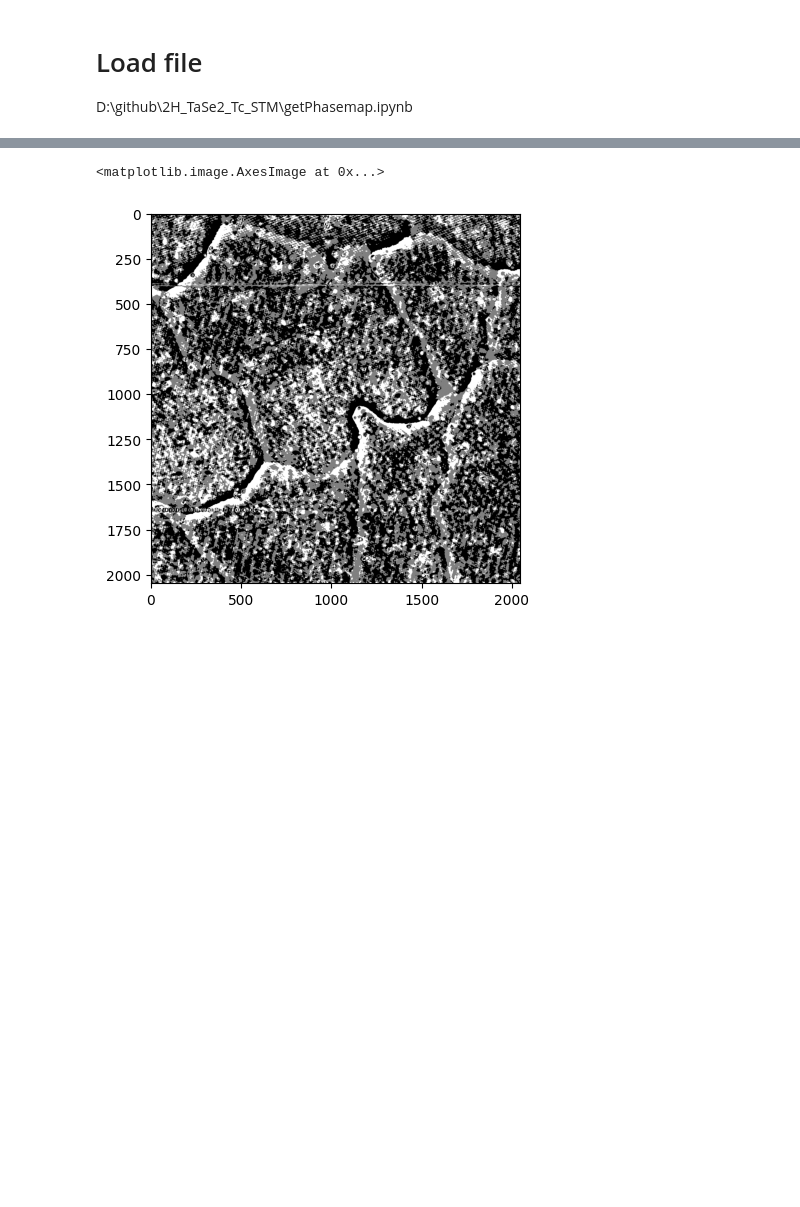
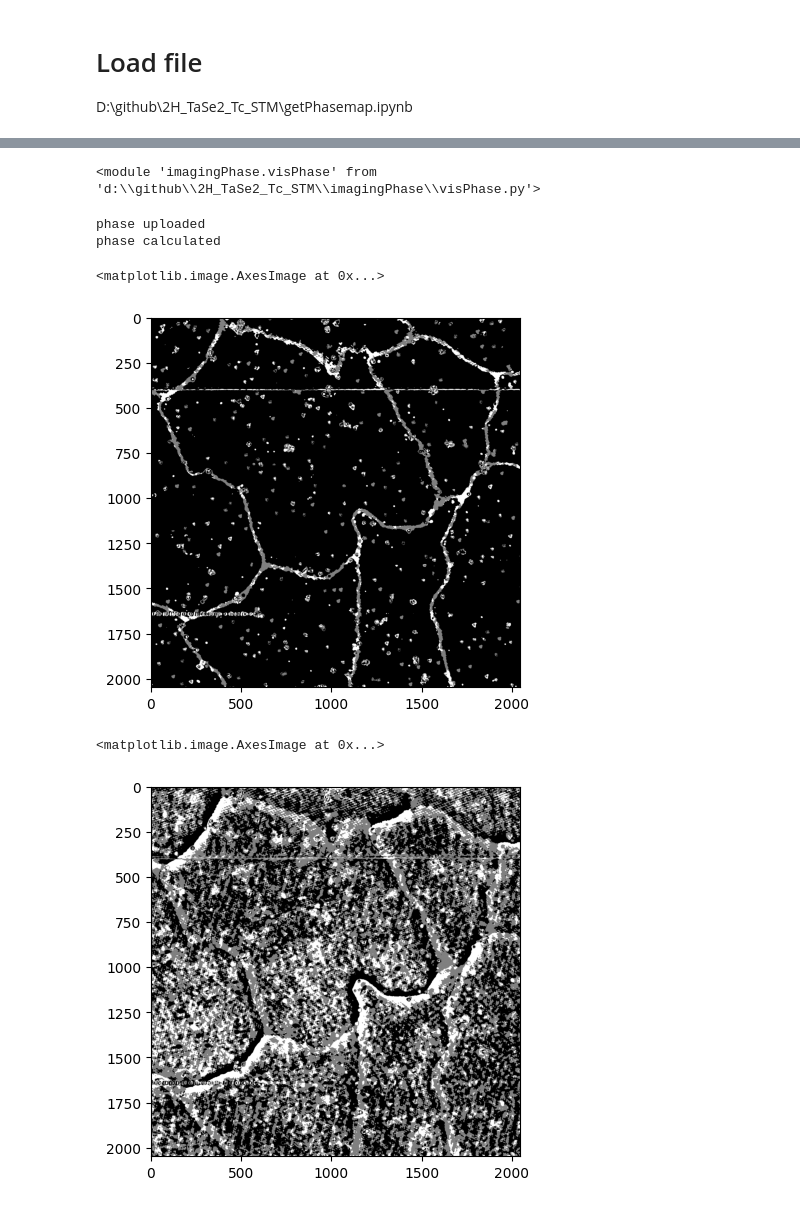
Before and after one commit to Potdooshami/2H_TaSe2_Tc_STM, a Jupyter notebook: visualizePhaseMap.ipynb, the cells around one changed output, grey strips where cells are left out. Cells and saved outputs as stored; diff of their text form; code cells hidden in the pictures; blank space fills up the shorter version.

```diff
--- a/visualizePhaseMap.ipynb
+++ b/visualizePhaseMap.ipynb
@@ -11 +13,17 @@ from matplotlib import pyplot as plt
+# %%
+import importlib
+importlib.reload(vp)
+# %% [output]
+<module 'imagingPhase.visPhase' from 'd:\\github\\2H_TaSe2_Tc_STM\\imagingPhase\\visPhase.py'>
+# %%
+idt = 0
+tmp = vp.phiPrinter(pa[0][idt])
+# %% [output]
+phase uploaded
+phase calculated
+# %%
+tmp.pHAC()
+# %% [output]
+<matplotlib.image.AxesImage at 0x...>
+[figure, added]
 # %%
```
Also changed, not shown: parts of 3 cells of this notebook, 2 other files.
